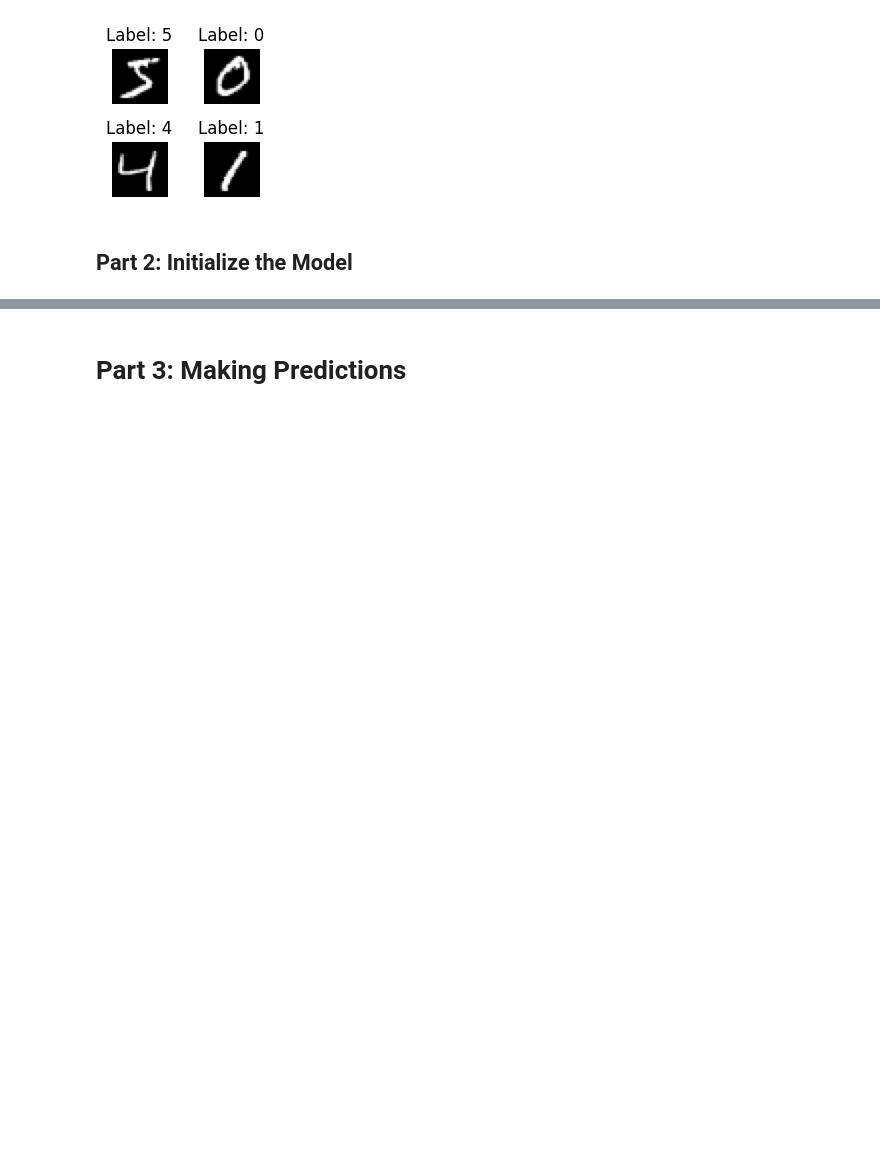
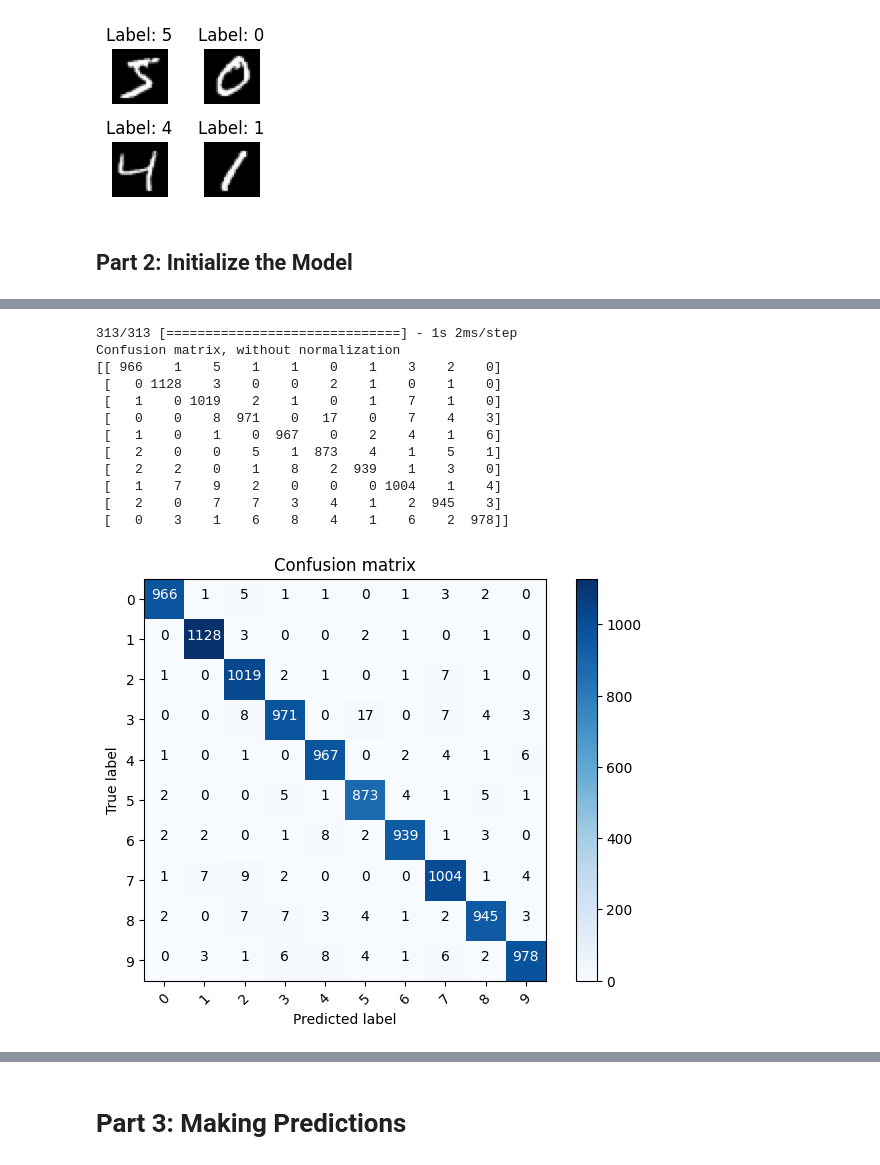
Before and after one commit to boemer00/deep_learning, a Jupyter notebook: TF2.0_mnist.ipynb, the cells around one changed output, grey strips where cells are left out. Drawn from its saved outputs; the diff is of its cells as text; code cells hidden in the pictures; blank space fills up the shorter version.

```diff
--- a/TF2.0_mnist.ipynb
+++ b/TF2.0_mnist.ipynb
@@ -137,0 +141,62 @@ plot_loss_accuracy(history, title=None)
+# %%
+# Plot confusion matrix
+from sklearn.metrics import confusion_matrix
+import numpy as np
+import itertools
+
+def plot_confusion_matrix(cm, classes,
+                          normalize=False,
+                          title='Confusion matrix',
+                          cmap=plt.cm.Blues):
+  """
+  This function prints and plots the confusion matrix.
+  Normalization can be applied by setting `normalize=True`.
+  """
+  if normalize:
+      cm = cm.astype('float') / cm.sum(axis=1)[:, np.newaxis]
+      print("Normalized confusion matrix")
+  else:
+      print('Confusion matrix, without normalization')
+
+  print(cm)
+
+  plt.imshow(cm, interpolation='nearest', cmap=cmap)
+  plt.title(title)
+  plt.colorbar()
+  tick_marks = np.arange(len(classes))
+  plt.xticks(tick_marks, classes, rotation=45)
+  plt.yticks(tick_marks, classes)
+
+  fmt = '.2f' if normalize else 'd'
+  thresh = cm.max() / 2.
+  for i, j in itertools.product(range(cm.shape[0]), range(cm.shape[1])):
+      plt.text(j, i, format(cm[i, j], fmt),
+               horizontalalignment="center",
+               color="white" if cm[i, j] > thresh else "black")
+
+  plt.tight_layout()
+  plt.ylabel('True label')
+  plt.xlabel('Predicted label')
+  plt.show()
+
+
+p_test = model.predict(X_test).argmax(axis=1)
+cm = confusion_matrix(y_test, p_test)
+plot_confusion_matrix(cm, list(range(10)))
+
+# Do these results make sense?
+# It's easy to confuse 9 <--> 4, 9 <--> 7, 2 <--> 7, etc.
+# %% [output]
+313/313 [==============================] - 1s 2ms/step
+Confusion matrix, without normalization
+[[ 966    1    5    1    1    0    1    3    2    0]
+ [   0 1128    3    0    0    2    1    0    1    0]
+ [   1    0 1019    2    1    0    1    7    1    0]
+ [   0    0    8  971    0   17    0    7    4    3]
+ [   1    0    1    0  967    0    2    4    1    6]
+ [   2    0    0    5    1  873    4    1    5    1]
+ [   2    2    0    1    8    2  939    1    3    0]
+ [   1    7    9    2    0    0    0 1004    1    4]
+ [   2    0    7    7    3    4    1    2  945    3]
+ [   0    3    1    6    8    4    1    6    2  978]]
+[figure, added]
```
Also changed, not shown: parts of 9 cells of this notebook.
